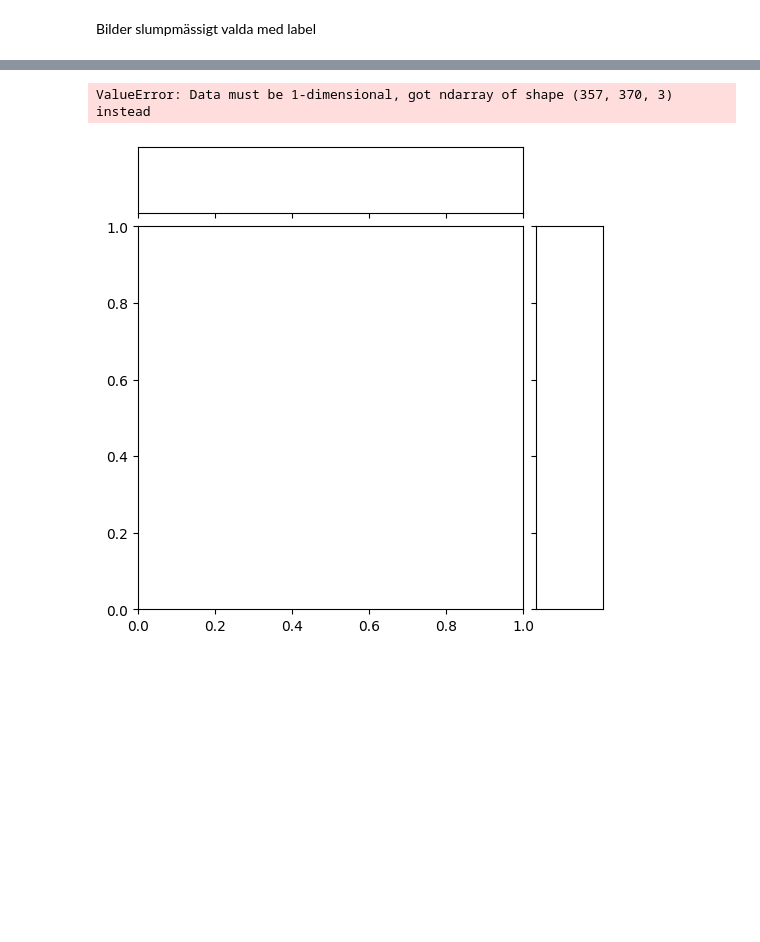
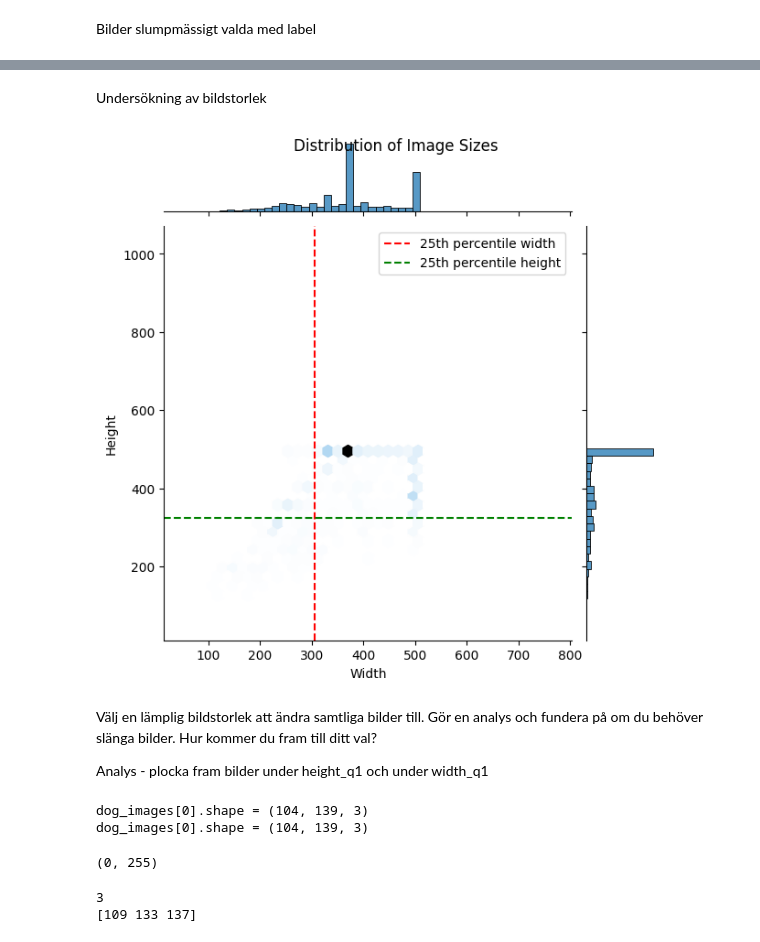
Before and after one commit to danlundh67/AI-deep_learning, a Jupyter notebook: deep1.ipynb, the cells around one changed output, grey strips where cells are left out. Drawn from its saved outputs; the diff is of its cells as text; code cells hidden in the pictures; blank space fills up the shorter version.

Commit message:
Undersökning av bildstorlek plot

```diff
--- a/deep1.ipynb
+++ b/deep1.ipynb
@@ -305,5 +288,41 @@ fig.tight_layout()
-# %%
-sns.jointplot(dog_images) # fixa flatten
-# %% [output]
-ValueError: Data must be 1-dimensional, got ndarray of shape (357, 370, 3) instead
-[figure, removed]
+# %% [markdown]
+Undersökning av bildstorlek
+# %%
+# Storleken för respektive bild till en array, med hjälp av chatGPT
+
+image_sizes = np.array([img.shape[:2] for img in X_train])
+
+width_q1 = np.percentile(image_sizes[:, 0], 25)
+height_q1 = np.percentile(image_sizes[:, 1], 25)
+# Create a joint plot
+joint_plot =sns.jointplot(x=image_sizes[:, 0], y=image_sizes[:, 1], kind="hex", marginal_kws=dict(bins=50, fill=True))
+
+joint_plot.ax_joint.axvline(width_q1, color='r', linestyle='--', label='25th percentile width')
+joint_plot.ax_joint.axhline(height_q1, color='g', linestyle='--', label='25th percentile height')
+
+plt.xlabel('Width')
+plt.ylabel('Height')
+plt.suptitle('Distribution of Image Sizes')
+plt.legend()
+plt.show()
+# %% [output]
+[figure, added]
+# %% [markdown]
+Välj en lämplig bildstorlek att ändra samtliga bilder till. Gör en analys och fundera på om du behöver slänga bilder. Hur kommer du fram till ditt val?
+
+Analys - plocka fram bilder under height_q1 och under width_q1
+# %%
+print(f"{dog_images[0].shape = }")
+print(f"{dog_images[0].shape = }")
+min(dog_images[0].flatten()), max(dog_images[0].flatten())
+# %% [output]
+dog_images[0].shape = (104, 139, 3)
+dog_images[0].shape = (104, 139, 3)
+(0, 255)
+# %%
+print(len(X_train2_tiny[159][2][1]))
+
+print(X_train2_tiny[0][0][1])
+# %% [output]
+3
+[109 133 137]
```
Also changed, not shown: parts of 3 cells of this notebook.
